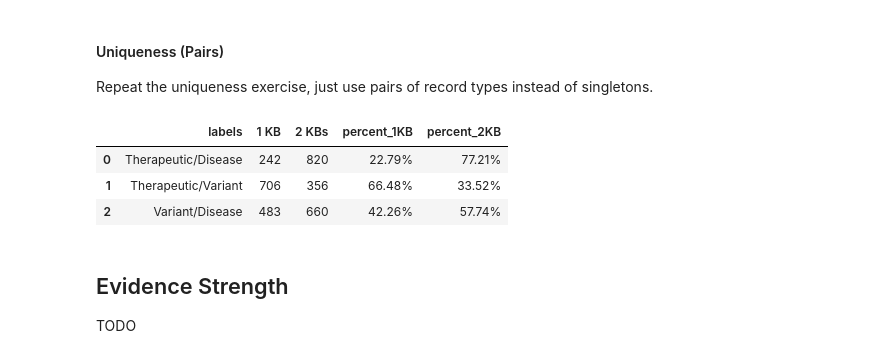
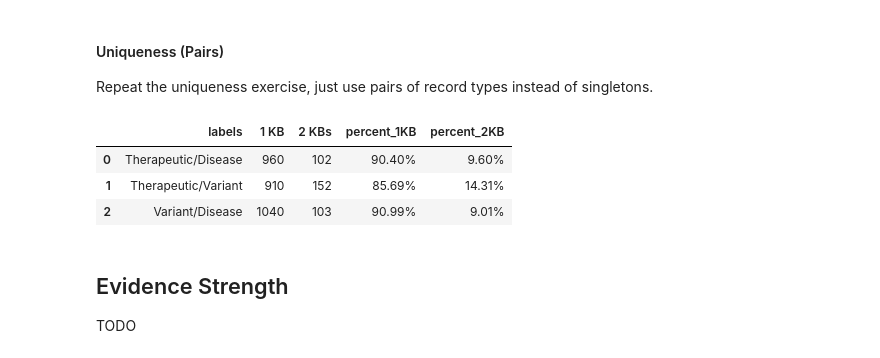
Before and after one commit to cancervariants/metakb, a Jupyter notebook: notebooks/statements.ipynb, the cells around one changed output. Cells and saved outputs as stored; diff of their text form; code cells hidden in the pictures.

```diff
--- a/notebooks/statements.ipynb
+++ b/notebooks/statements.ipynb
@@ -361,0 +364,10 @@ pio.write_image(fig, "Duplicate_statements_metakbv2_pie.png", format='png', widt
+# %%
+test_df = df
+test_df['joined'] = None
+for idx, row in df.iterrows():
+    test_df.at[idx, 'joined'] = f'{str(row["subject"])}, {str(row["predicate"])}, {str(row["obj"])}, {str(row["qualifier"])}'
+
+data['in_civic?'] = data['joined'].apply(check_civic, args=('joined',test_df))
+data['in_moa?'] = data['joined'].apply(check_moa, args=('joined',test_df))
+data = calculate_total_kbs(data)
+data
@@ -989,37 +1052,37 @@ uq_vardis = calculate_total_kbs(uq_vardis)
 # %%
 # Create grouped counts by pair with counts for Present in 1 KB, Present in 2 KB
 uq = {}
 uq['labels'] = ['Therapeutic/Disease','Therapeutic/Variant','Variant/Disease']
 
-uq['1 KB'] = [uq_therdis[uq_therdis['is_duplicate']!='Duplicate']['counts'].sum(),
-                uq_thervar[uq_thervar['is_duplicate']!='Duplicate']['counts'].sum(),
-                uq_vardis[uq_vardis['is_duplicate']!='Duplicate']['counts'].sum()]
+uq['1 KB'] = [uq_therdis[uq_therdis['total_kbs']==1]['counts'].sum(),
+                uq_thervar[uq_thervar['total_kbs']==1]['counts'].sum(),
+                uq_vardis[uq_vardis['total_kbs']==1]['counts'].sum()]
 
-uq['2 KBs'] = [uq_therdis[uq_therdis['is_duplicate']=='Duplicate']['counts'].sum(),
-                    uq_thervar[uq_thervar['is_duplicate']=='Duplicate']['counts'].sum(),
-                    uq_vardis[uq_vardis['is_duplicate']=='Duplicate']['counts'].sum()]
+uq['2 KBs'] = [uq_therdis[uq_therdis['total_kbs']==2]['counts'].sum(),
+                    uq_thervar[uq_thervar['total_kbs']==2]['counts'].sum(),
+                    uq_vardis[uq_vardis['total_kbs']==2]['counts'].sum()]
 
 uq = pd.DataFrame(uq)
 
 # Calculate Percentages
 100 * (uq['2 KBs'][0] / (uq['2 KBs'][0] + uq['2 KBs'][0]))
 
 uq['percent_1KB'] = [100 * (uq['1 KB'][0] / (uq['1 KB'][0] + uq['2 KBs'][0])),
                      100 * (uq['1 KB'][1] / (uq['1 KB'][1] + uq['2 KBs'][1])),
                      100 * (uq['1 KB'][2] / (uq['1 KB'][2] + uq['2 KBs'][2]))]
 uq['percent_2KB'] = [100 * (uq['2 KBs'][0] / (uq['1 KB'][0] + uq['2 KBs'][0])),
                      100 * (uq['2 KBs'][1] / (uq['1 KB'][1] + uq['2 KBs'][1])),
                      100 * (uq['2 KBs'][2] / (uq['1 KB'][2] + uq['2 KBs'][2]))]
 
 uq['percent_1KB'] = [f"{p:.2f}%" for p in uq['percent_1KB']]
 uq['percent_2KB'] = [f"{p:.2f}%" for p in uq['percent_2KB']]
 
 uq
 # %% [output]
 |  | labels | 1 KB | 2 KBs | percent_1KB | percent_2KB |
-| 0 | Therapeutic/Disease | 242 | 820 | 22.79% | 77.21% |
-| 1 | Therapeutic/Variant | 706 | 356 | 66.48% | 33.52% |
-| 2 | Variant/Disease | 483 | 660 | 42.26% | 57.74% |
+| 0 | Therapeutic/Disease | 960 | 102 | 90.40% | 9.60% |
+| 1 | Therapeutic/Variant | 910 | 152 | 85.69% | 14.31% |
+| 2 | Variant/Disease | 1040 | 103 | 90.99% | 9.01% |
 # %%
 fig = px.bar(uq, x='labels', y=['1 KB','2 KBs'], title='Uniqueness of Records in MetaKB v2', color_discrete_map={'1 KB': '#063970', '2 KBs': '#2596be'},text_auto=True)
 # #76b5c5, #abdbe3, #154c79, #eeeee4
```
Also changed, not shown: parts of 4 cells of this notebook, 1 other file.
